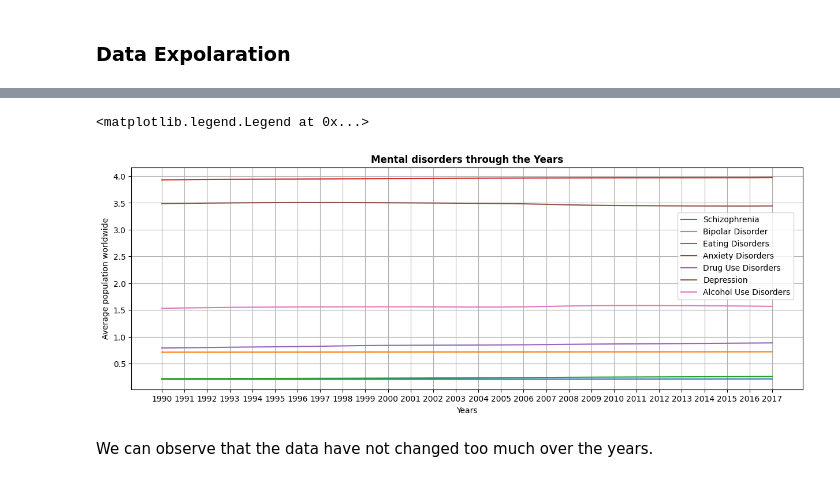
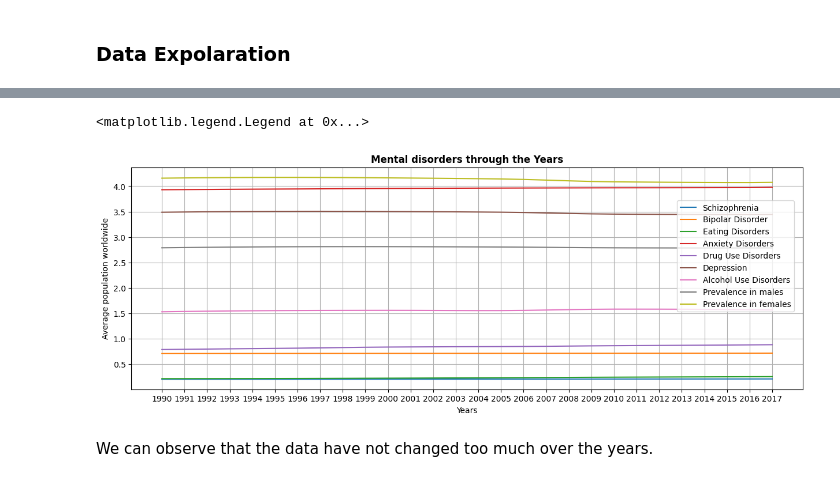
Before and after one commit to AlessandroSignoretto/Social_research_project, a Jupyter notebook: Social_research_project.ipynb, the cells around one changed output, grey strips where cells are left out. Cells and saved outputs as stored; diff of their text form; code cells hidden in the pictures.

```diff
--- a/Social_research_project.ipynb
+++ b/Social_research_project.ipynb
@@ -172,3 +172,21 @@ mental_health1.describe().T
 | Suicide rate (deaths per 100,000 ... | 5543.0000 | 12.0031 | 8.3509 | 1.5268 | 6.5149 | 10.3423 | 14.9084 | 98.8317 |
 | Depressive disorder rates (number... | 5543.0000 | 3336.2954 | 636.4482 | 2065.4519 | 2843.0971 | 3327.0602 | 3725.1668 | 6096.4376 |
 | Prevalence - Depressive disorders... | 5543.0000 | 2251391.7975 | 15997785.8559 | 930.7216 | 54770.6828 | 198294.1424 | 651470.6035 | 264455592.7430 |
+# %%
+map_names = {'Entity': 'Country',
+             'Year' : 'Year',
+             'Schizophrenia (%)':'Schizophrenia',
+             'Bipolar disorder (%)':'Bipolar',
+             'Eating disorders (%)' : 'Eating dis',
+             'Anxiety disorders (%)' : 'Anxiety',
+             'Drug use disorders (%)':'Drug use',
+             'Depression (%)':'Depression',
+             'Alcohol use disorders (%)':'Alcohol use',
+             'Prevalence in males (%)': 'Male',
+             'Prevalence in females (%)': 'Female',
+             'Population': 'Population',
+             'Suicide rate (deaths per 100,000 individuals)': 'Suicide',
+             'Depressive disorder rates (number suffering per 100,000)': 'Depressive disorder'}
+# %%
+mental_health1.rename(columns=map_names ,inplace =True)
+mental_health1.head(5)
@@ -177,6 +202,6 @@ mental_health1.describe().T
 # %%
 #Grouping the data by year and the average per disorder
 
-Year_grouping = mental_health1.groupby('Year')[['Schizophrenia (%)', 'Bipolar disorder (%)','Eating disorders (%)', 'Anxiety disorders (%)', 'Drug use disorders (%)', 'Depression (%)', 'Alcohol use disorders (%)']].mean().reset_index()
+Year_grouping = mental_health1.groupby('Year')[['Schizophrenia', 'Bipolar','Eating dis', 'Anxiety', 'Drug use', 'Depression', 'Alcohol use', 'Male','Female','Population','Suicide','Depressive disorder']].mean().reset_index()
 Year_grouping.tail(5)
 # %% [output]
@@ -189,25 +214,27 @@ Year_grouping.tail(5)
 # %%
 plt.figure(figsize = (15,5))
 
-sns.lineplot(data=Year_grouping, x="Year", y="Schizophrenia (%)", label="Schizophrenia")
-sns.lineplot(data=Year_grouping, x="Year", y="Bipolar disorder (%)", label="Bipolar Disorder")
-sns.lineplot(data=Year_grouping, x="Year", y="Eating disorders (%)", label="Eating Disorders")
-sns.lineplot(data=Year_grouping, x="Year", y="Anxiety disorders (%)", label="Anxiety Disorders")
-sns.lineplot(data=Year_grouping, x="Year", y="Drug use disorders (%)", label="Drug Use Disorders")
-sns.lineplot(data=Year_grouping, x="Year", y="Depression (%)", label="Depression")
-sns.lineplot(data=Year_grouping, x="Year", y="Alcohol use disorders (%)", label="Alcohol Use Disorders")
+sns.lineplot(data=Year_grouping, x="Year", y="Schizophrenia", label="Schizophrenia")
+sns.lineplot(data=Year_grouping, x="Year", y="Bipolar", label="Bipolar Disorder")
+sns.lineplot(data=Year_grouping, x="Year", y="Eating dis", label="Eating Disorders")
+sns.lineplot(data=Year_grouping, x="Year", y="Anxiety", label="Anxiety Disorders")
+sns.lineplot(data=Year_grouping, x="Year", y="Drug use", label="Drug Use Disorders")
+sns.lineplot(data=Year_grouping, x="Year", y="Depression", label="Depression")
+sns.lineplot(data=Year_grouping, x="Year", y="Alcohol use", label="Alcohol Use Disorders")
+sns.lineplot(data=Year_grouping, x="Year", y="Male", label="Prevalence in males")
+sns.lineplot(data=Year_grouping, x="Year", y="Female", label="Prevalence in females")
 
 plt.title('Mental disorders through the Years',
           fontweight='bold')
 plt.ylabel('Average population worldwide')
 plt.xlabel('Years')
 
 plt.grid(True)
 
 plt.legend(loc='center', bbox_to_anchor=(0.9, 0.6))
 # %% [output]
 <matplotlib.legend.Legend at 0x...>
-[figure, old version]
+[figure, new version]
 # %% [markdown]
 We can observe that the data have not changed too much over the years.
 # %%
```
Also changed, not shown: parts of 8 cells of this notebook.
